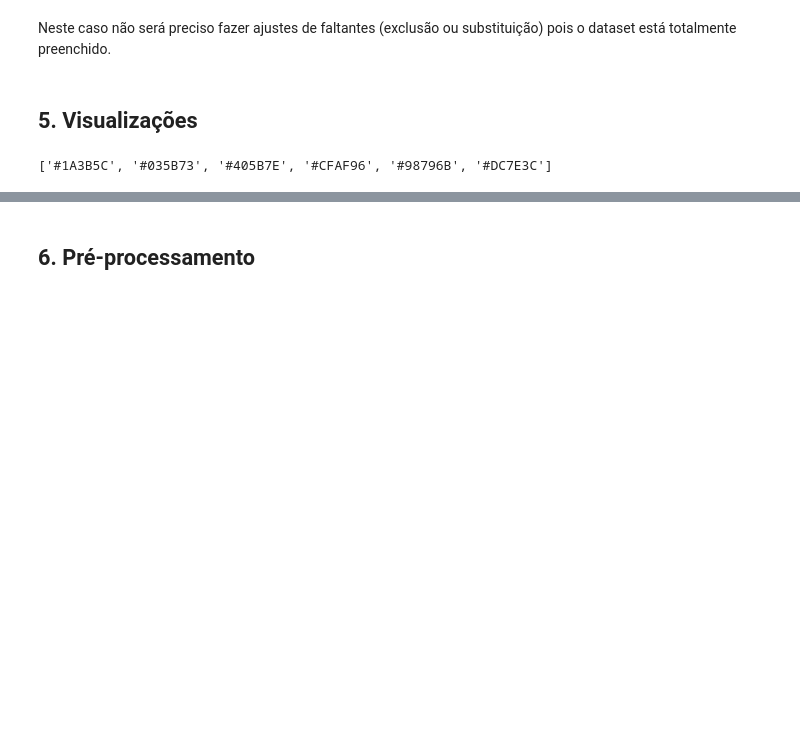
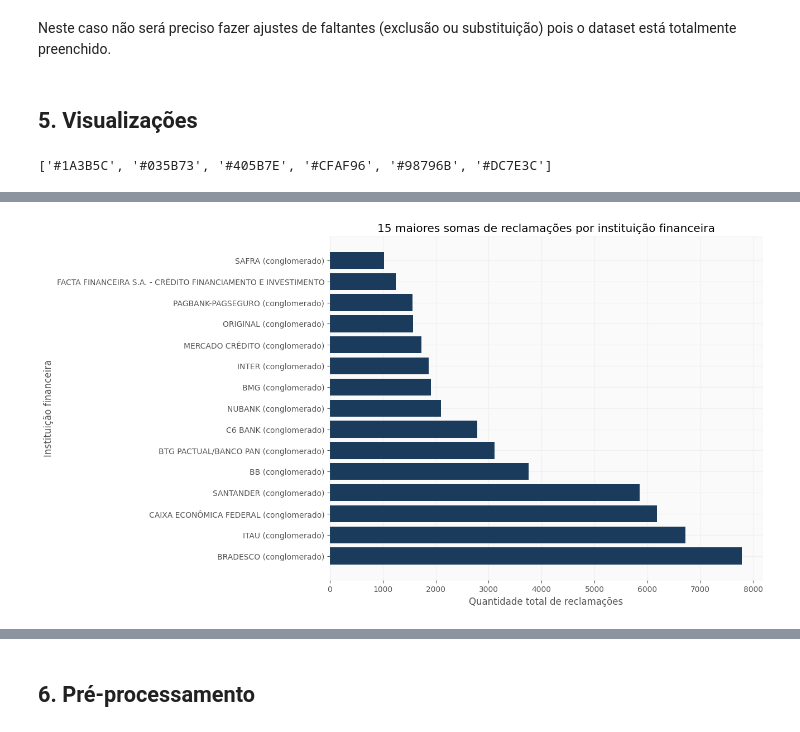
Before and after one commit to simonefmr/global_emissions, a Jupyter notebook: ranking.ipynb, the cells around one changed output, grey strips where cells are left out. Drawn from its saved outputs; the diff is of its cells as text; code cells hidden in the pictures; blank space fills up the shorter version.

```diff
--- a/ranking.ipynb
+++ b/ranking.ipynb
@@ -271,0 +287,5 @@ Name: Categoria, dtype: int64
+# %%
+# Agrupando as instâncias por instituição financeira
+
+df_groupby = df.groupby('Instituição financeira').sum()
+df_groupby.shape
@@ -402,0 +643,13 @@ plt.show()
+# %%
+# seleciona as 15 maiores somas
+df_top15 = df_groupby['Quantidade total de reclamações'].nlargest(15)
+
+# plota o gráfico de barras horizontais
+fig, ax = plt.subplots(figsize=(10, 8))
+ax.barh(df_top15.index, df_top15.values, color='#1A3B5C')
+ax.set_xlabel('Quantidade total de reclamações')
+ax.set_ylabel('Instituição financeira')
+ax.set_title('15 maiores somas de reclamações por instituição financeira')
+plt.show()
+# %% [output]
+[figure, added]
```
Also changed, not shown: parts of 52 cells of this notebook.
